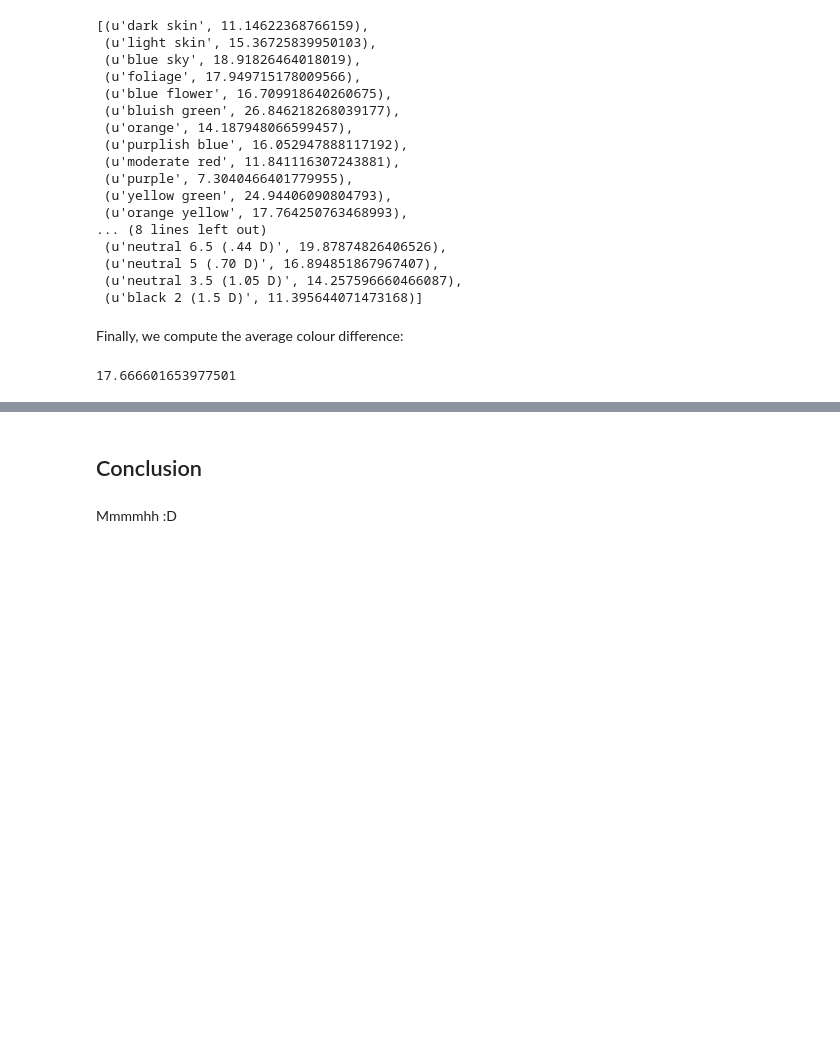
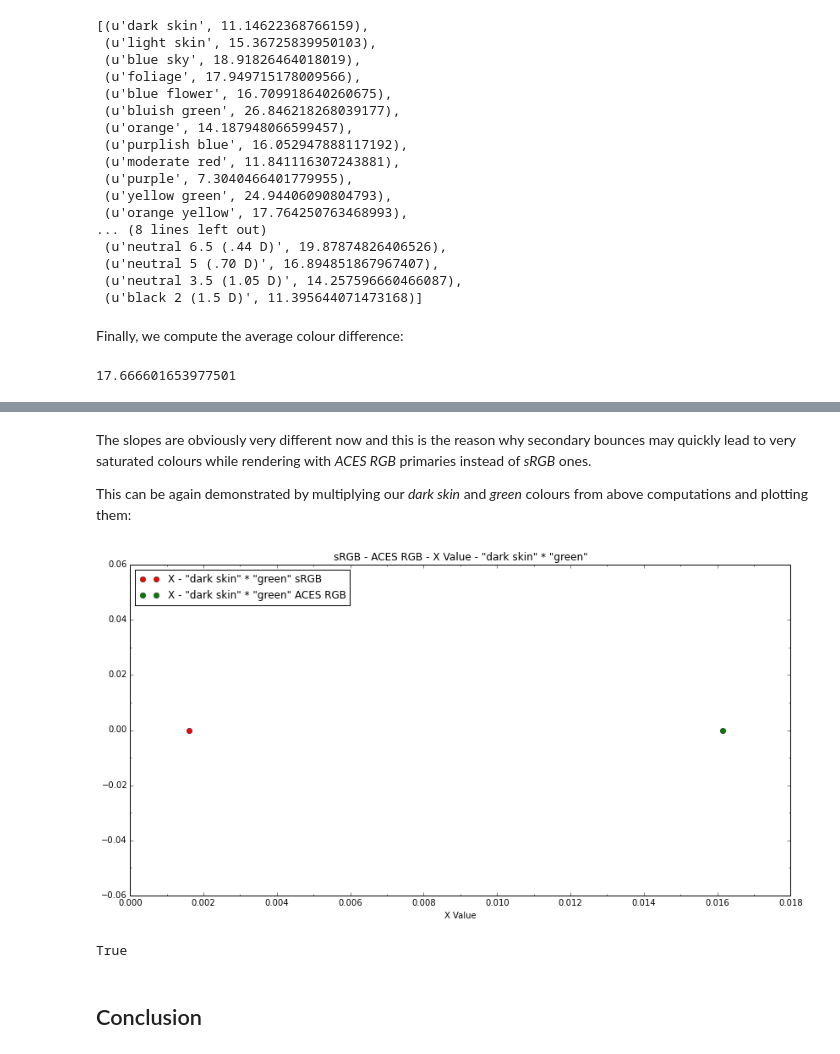
Before and after one commit to colour-science/colour-website, a Jupyter notebook: ipython/about_rendering_engines_colourspaces_agnosticism.ipynb, the cells around one changed output, grey strips where cells are left out. Saved outputs shown, nothing was run; the diff lists cells and outputs as text; code cells hidden in the pictures; blank space fills up the shorter version.

Commit message:
Add new sections to the "About Rendering Engines Colourspaces Agnosticism" notebook.

```diff
--- a/ipython/about_rendering_engines_colourspaces_agnosticism.ipynb
+++ b/ipython/about_rendering_engines_colourspaces_agnosticism.ipynb
@@ -478,4 +590,22 @@ np.average(np.average([delta_E[1] for delta_E in deltas_E]))
+# %% [markdown]
+The slopes are obviously very different now and this is the reason why secondary bounces may quickly lead to very saturated colours while rendering with *ACES RGB* primaries instead of *sRGB* ones.
+
+This can be again demonstrated by multiplying our *dark skin* and *green* colours from above computations and plotting them:
+# %%
+pylab.plot(X_sRGB(0.172906) * X_sRGB(0.05440562), 0, 'o', color='red', label='X - "dark skin" * "green" sRGB')
+pylab.plot(X_ACES(0.11758989) * X_ACES(0.15129818), 0, 'o', color='green', label='X - "dark skin" * "green" ACES RGB')
+
+settings = {'title': 'sRGB - ACES RGB - X Value - "dark skin" * "green"',
+            'x_label': 'X Value',
+            'x_tighten': True,
+            'legend': True,
+            'legend_location': 'upper left',
+            'x_ticker': True,
+            'y_ticker': True}
+aspect(**settings)
+display(**settings)
+# %% [output]
+[figure, added]
+True
 # %% [markdown]
 ## Conclusion
-# %% [markdown]
-Mmmmhh :D
```
Also changed, not shown: parts of 14 cells of this notebook.
